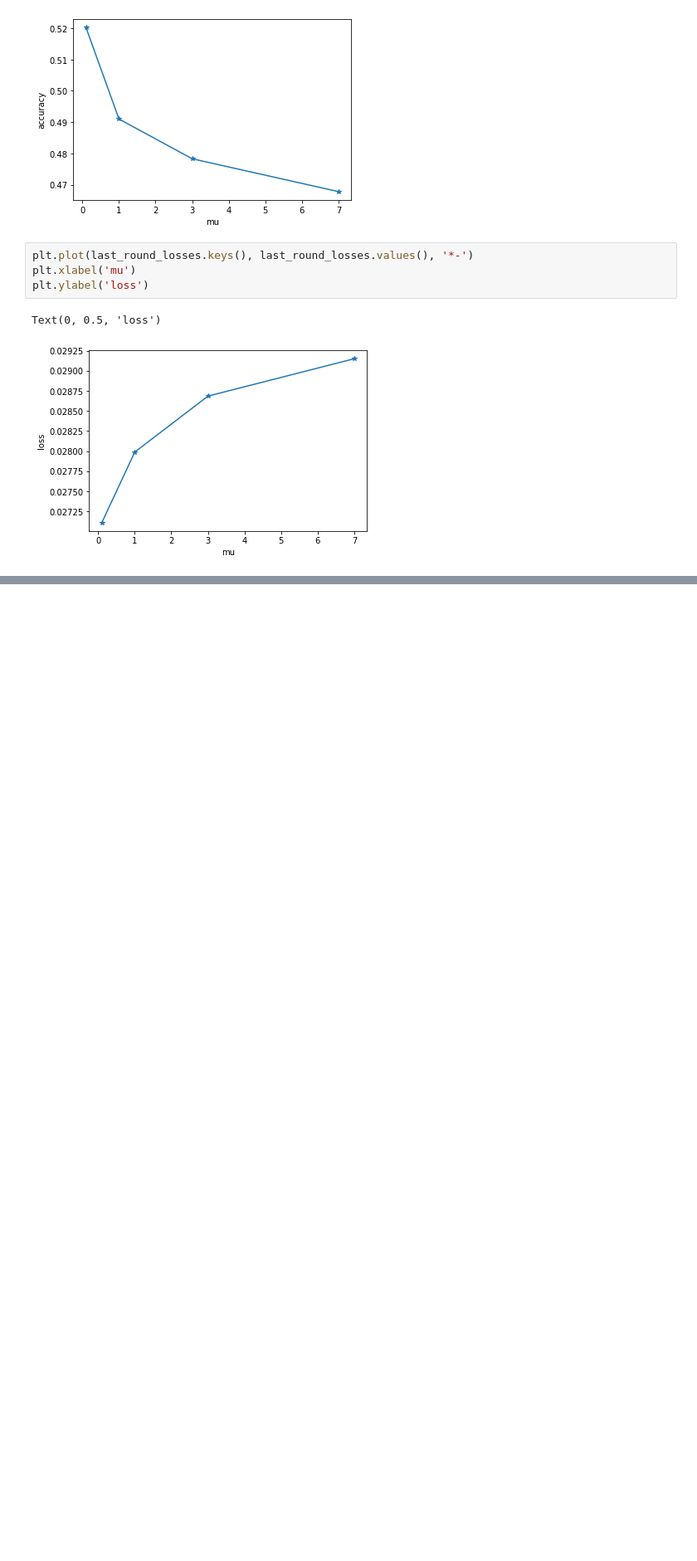
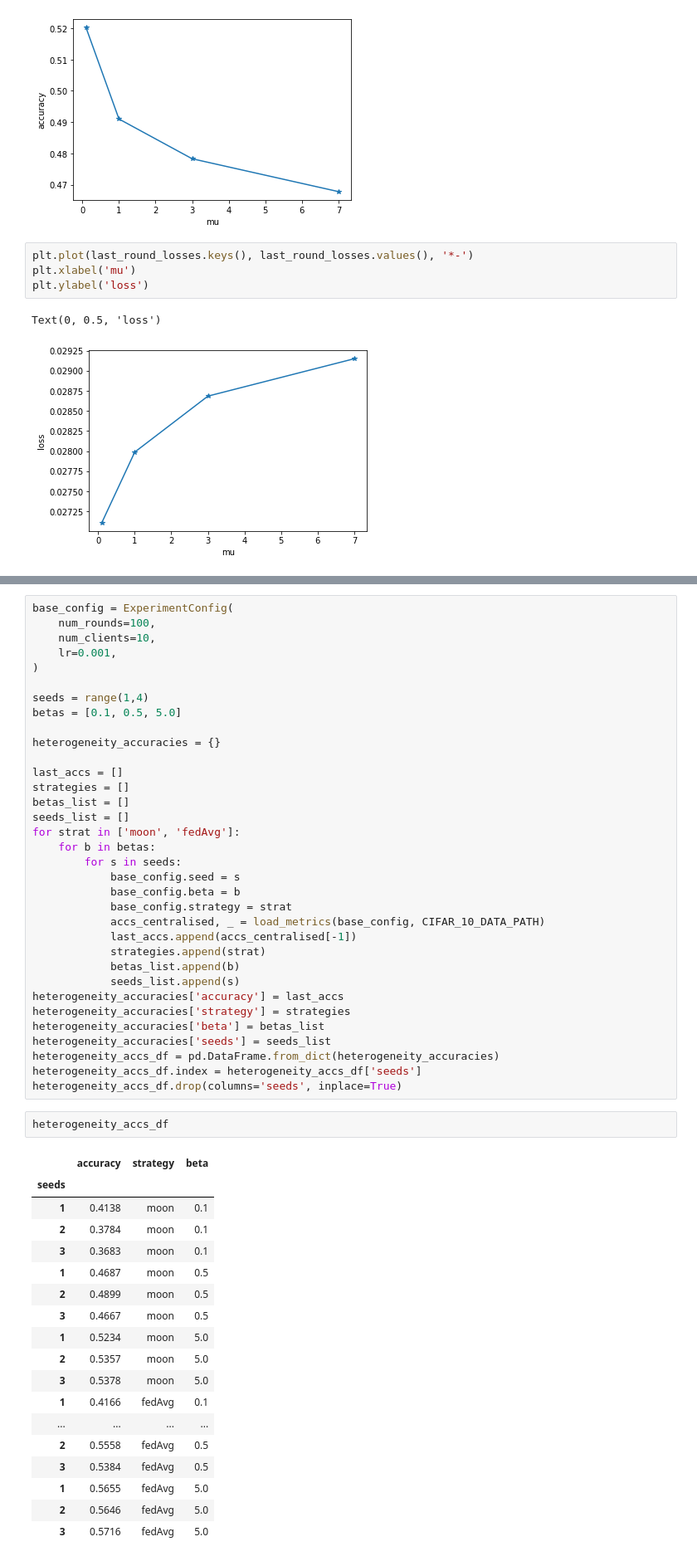
Before and after one commit to minaremeli/MOON, a Jupyter notebook: Experiments evaluation.ipynb, the cells around one changed output, grey strips where cells are left out. Shown: that part at 83% size. Drawn from its saved outputs; the diff is of its cells as text; blank space fills up the shorter version.

Commit message:
Heterogeneity experiments

```diff
--- a/Experiments evaluation.ipynb
+++ b/Experiments evaluation.ipynb
@@ -339,0 +342,55 @@ Text(0, 0.5, 'loss')
+# %%
+base_config = ExperimentConfig(
+    num_rounds=100,
+    num_clients=10,
+    lr=0.001,
+)
+
+seeds = range(1,4)
+betas = [0.1, 0.5, 5.0]
+
+heterogeneity_accuracies = {}
+
+last_accs = []
+strategies = []
+betas_list = []
+seeds_list = []
+for strat in ['moon', 'fedAvg']:
+    for b in betas:
+        for s in seeds:
+            base_config.seed = s
+            base_config.beta = b
+            base_config.strategy = strat
+            accs_centralised, _ = load_metrics(base_config, CIFAR_10_DATA_PATH)
+            last_accs.append(accs_centralised[-1])
+            strategies.append(strat)
+            betas_list.append(b)
+            seeds_list.append(s)
+heterogeneity_accuracies['accuracy'] = last_accs
+heterogeneity_accuracies['strategy'] = strategies
+heterogeneity_accuracies['beta'] = betas_list
+heterogeneity_accuracies['seeds'] = seeds_list
+heterogeneity_accs_df = pd.DataFrame.from_dict(heterogeneity_accuracies)
+heterogeneity_accs_df.index = heterogeneity_accs_df['seeds']
+heterogeneity_accs_df.drop(columns='seeds', inplace=True)
+# %%
+heterogeneity_accs_df
+# %% [output]
+|  | accuracy | strategy | beta |
+| seeds |  |  |  |
+| 1 | 0.4138 | moon | 0.1 |
+| 2 | 0.3784 | moon | 0.1 |
+| 3 | 0.3683 | moon | 0.1 |
+| 1 | 0.4687 | moon | 0.5 |
+| 2 | 0.4899 | moon | 0.5 |
+| 3 | 0.4667 | moon | 0.5 |
+| 1 | 0.5234 | moon | 5.0 |
+| 2 | 0.5357 | moon | 5.0 |
+| 3 | 0.5378 | moon | 5.0 |
+| 1 | 0.4166 | fedAvg | 0.1 |
+| ... | ... | ... | ... |
+| 2 | 0.5558 | fedAvg | 0.5 |
+| 3 | 0.5384 | fedAvg | 0.5 |
+| 1 | 0.5655 | fedAvg | 5.0 |
+| 2 | 0.5646 | fedAvg | 5.0 |
+| 3 | 0.5716 | fedAvg | 5.0 |
```
Also changed, not shown: parts of 2 cells of this notebook, 2 other files.
